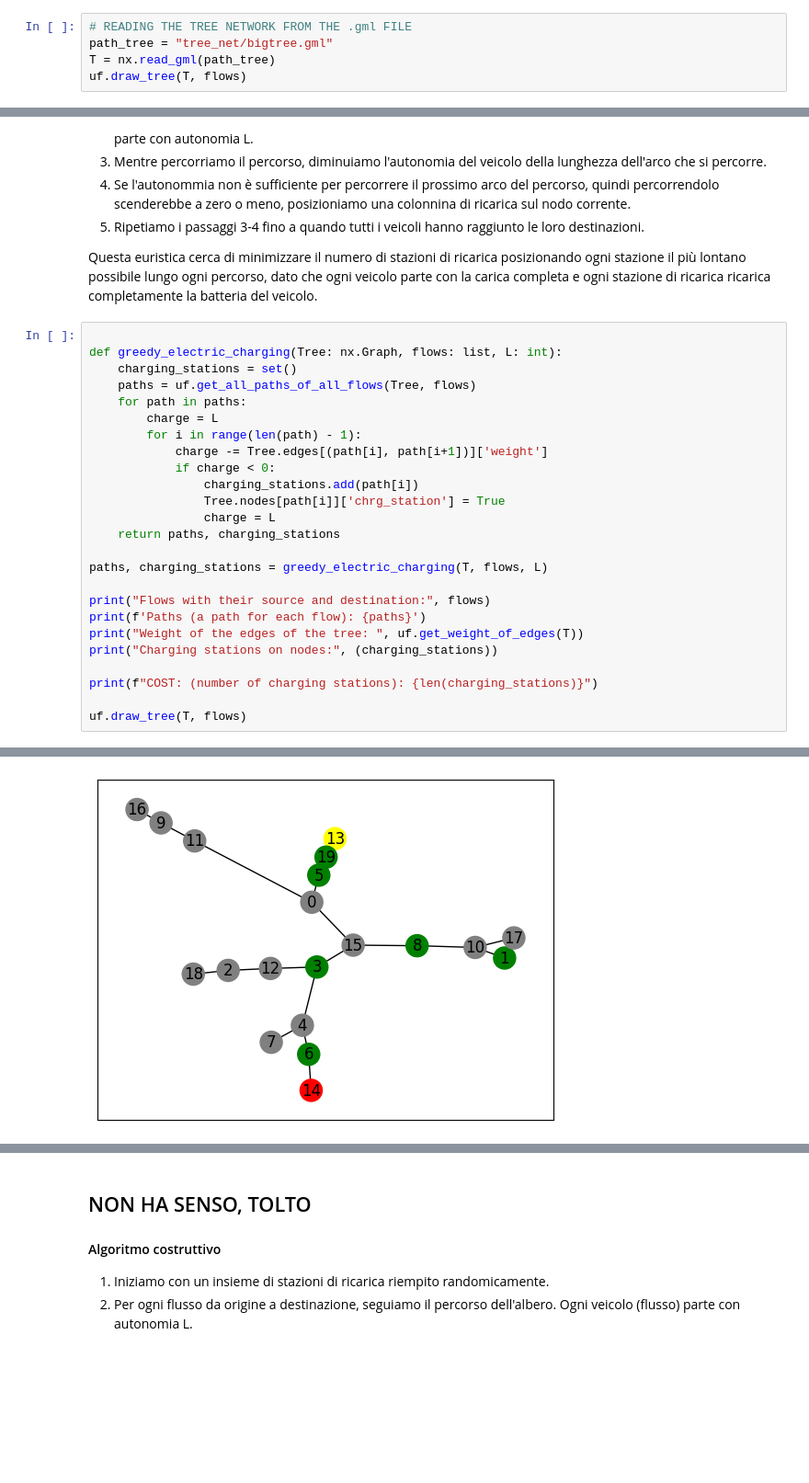
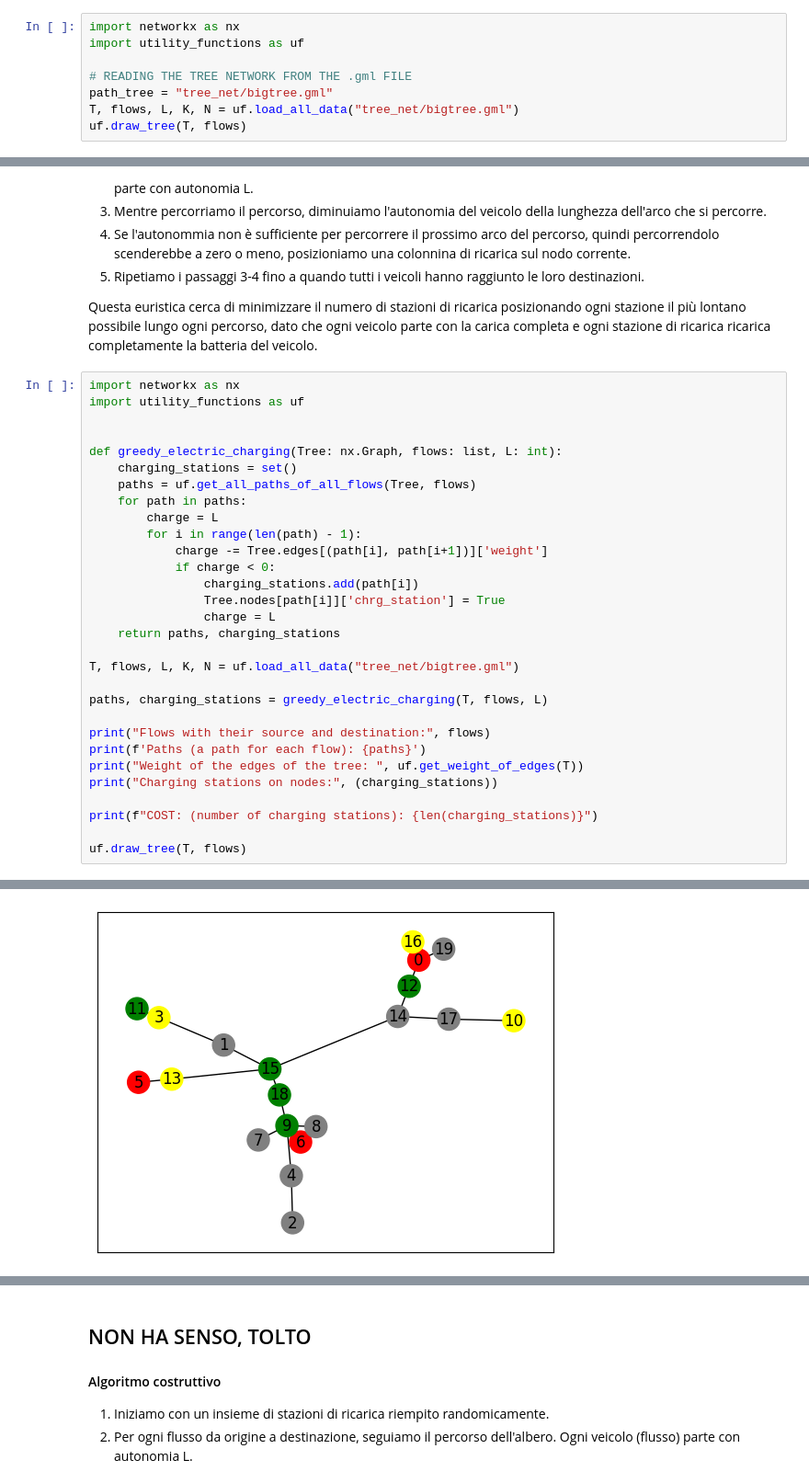
Before and after one commit to marielean/ChargingStations, a Jupyter notebook: ChargingStations.ipynb, the cells around one changed output, grey strips where cells are left out. Shown at 92% size. Drawn from its saved outputs; the diff is of its cells as text; blank space fills up the shorter version.

```diff
--- a/ChargingStations.ipynb
+++ b/ChargingStations.ipynb
@@ -37,6 +44,9 @@ Flows with their source and destination: [['14', '8'], ['6', '19'], ['1', '13']]
 # %%
+import networkx as nx
+import utility_functions as uf
+
 # READING THE TREE NETWORK FROM THE .gml FILE
 path_tree = "tree_net/bigtree.gml"
-T = nx.read_gml(path_tree)
+T, flows, L, K, N = uf.load_all_data("tree_net/bigtree.gml")
 uf.draw_tree(T, flows)
 # %% [output]
@@ -52,6 +62,9 @@ uf.draw_tree(T, flows)
 
 Questa euristica cerca di minimizzare il numero di stazioni di ricarica posizionando ogni stazione il più lontano possibile lungo ogni percorso, dato che ogni veicolo parte con la carica completa e ogni stazione di ricarica ricarica completamente la batteria del veicolo.
 # %%
+import networkx as nx
+import utility_functions as uf
+
 
 def greedy_electric_charging(Tree: nx.Graph, flows: list, L: int):
     charging_stations = set()
@@ -66,6 +79,8 @@ def greedy_electric_charging(Tree: nx.Graph, flows: list, L: int):
                 charge = L
     return paths, charging_stations
 
+T, flows, L, K, N = uf.load_all_data("tree_net/bigtree.gml")
+
 paths, charging_stations = greedy_electric_charging(T, flows, L)
 
 print("Flows with their source and destination:", flows)
@@ -85,3 +100,3 @@ COST: (number of charging stations): 6
-[figure, old version]
+[figure, new version]
 # %%
 import itertools
```
Also changed, not shown: parts of 8 cells of this notebook, 5 other files.
